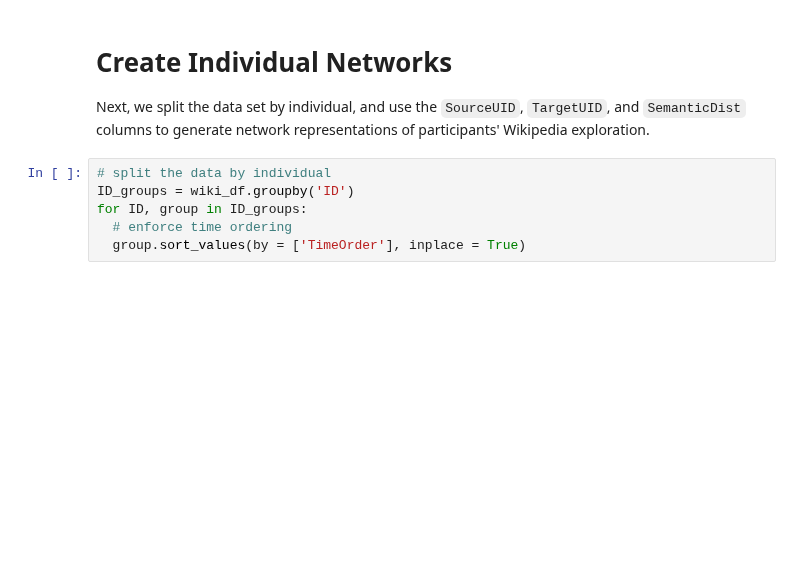
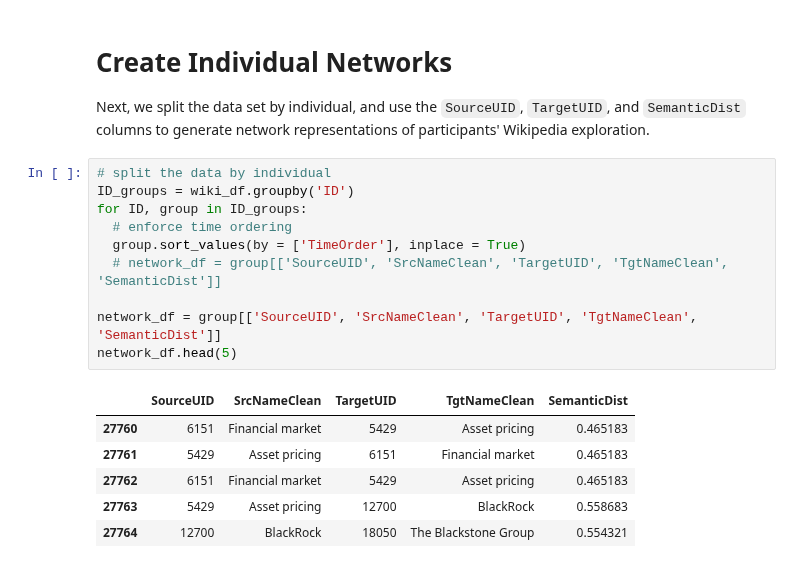
Before and after one commit to spatank/Curiosity, a Jupyter notebook: wiki_1.ipynb, the cells around one changed output. Drawn from its saved outputs; the diff is of its cells as text; blank space fills up the shorter version.

```diff
--- a/wiki_1.ipynb
+++ b/wiki_1.ipynb
@@ -141,6 +134,17 @@ Next, we split the data set by individual, and use the `SourceUID`, `TargetUID`,
 # %%
 # split the data by individual
 ID_groups = wiki_df.groupby('ID')
 for ID, group in ID_groups:
   # enforce time ordering
   group.sort_values(by = ['TimeOrder'], inplace = True)
+  # network_df = group[['SourceUID', 'SrcNameClean', 'TargetUID', 'TgtNameClean', 'SemanticDist']]
+
+network_df = group[['SourceUID', 'SrcNameClean', 'TargetUID', 'TgtNameClean', 'SemanticDist']]
+network_df.head(5)
+# %% [output]
+|  | SourceUID | SrcNameClean | TargetUID | TgtNameClean | SemanticDist |
+| 27760 | 6151 | Financial market | 5429 | Asset pricing | 0.465183 |
+| 27761 | 5429 | Asset pricing | 6151 | Financial market | 0.465183 |
+| 27762 | 6151 | Financial market | 5429 | Asset pricing | 0.465183 |
+| 27763 | 5429 | Asset pricing | 12700 | BlackRock | 0.558683 |
+| 27764 | 12700 | BlackRock | 18050 | The Blackstone Group | 0.554321 |
```
Also changed, not shown: parts of 9 cells of this notebook.
